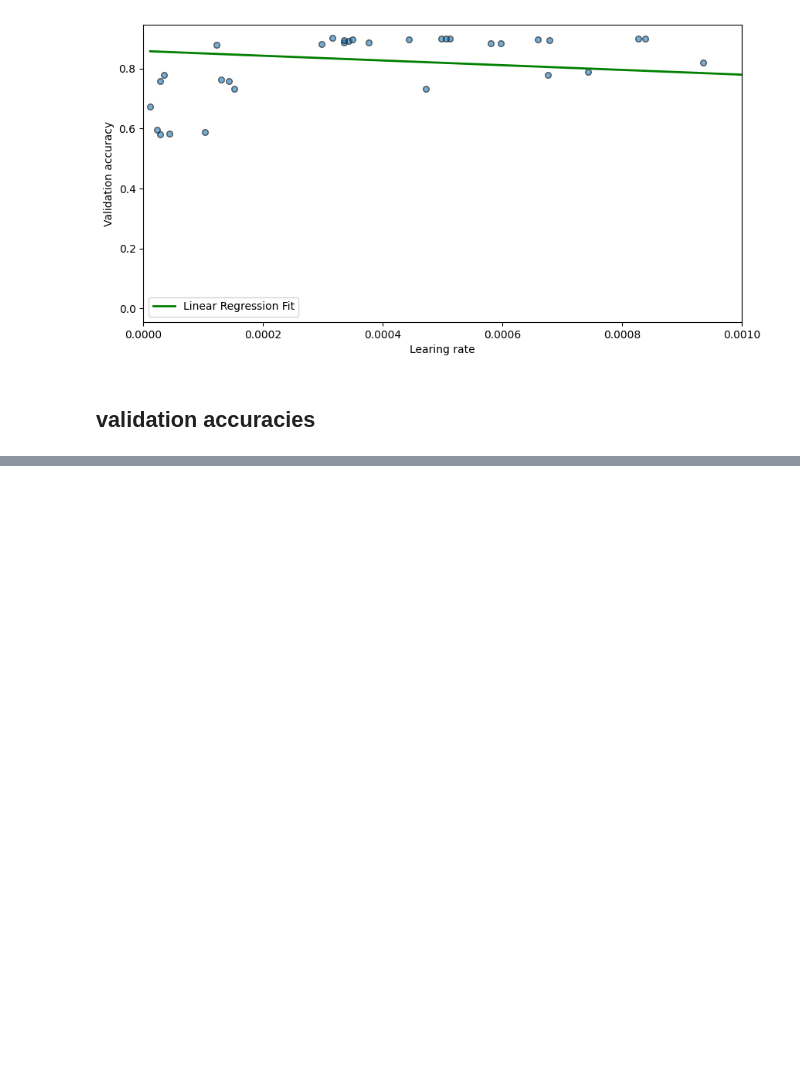
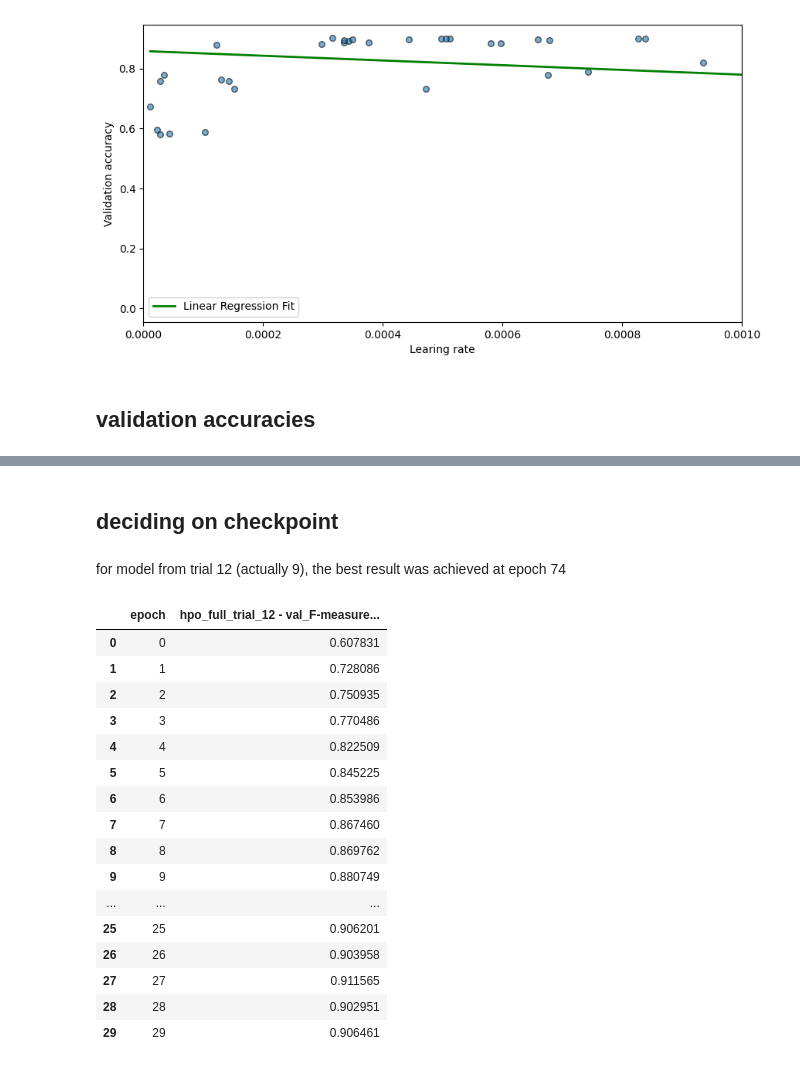
Before and after one commit to PulyaPolya/beat_this, a Jupyter notebook: results_evaluation.ipynb, the cells around one changed output, grey strips where cells are left out. Saved outputs shown, nothing was run; the diff lists cells and outputs as text; code cells hidden in the pictures; blank space fills up the shorter version.

```diff
--- a/results_evaluation.ipynb
+++ b/results_evaluation.ipynb
@@ -1344,3 +1344,32 @@ result
 | trial_44 | 0.928135 | 0.843554 | 0.852499 | 0.893538 | 0.854720 | 0.787112 | 0.730039 | ... |
 | trial_12 | 0.928611 | 0.843638 | 0.850691 | 0.883090 | 0.858150 | 0.791562 | 0.733379 | ... |
 | baseline | 0.926402 | 0.847417 | 0.848809 | 0.889432 | 0.851552 | 0.789848 | 0.728360 | ... |
+# %% [markdown]
+## deciding on checkpoint
+# %% [markdown]
+for model from trial 12 (actually 9), the best result was achieved at epoch 74
+# %%
+import pandas as pd
+import numpy as np
+df = pd.read_csv("wandb_csvs/wandb_best_hpo_full.csv", index_col=False)
+columns_acc = [col for col in df.columns.values if ("val_F" in col) & ("MAX" not in col) & ("MIN" not in col)]
+df = df[  ["epoch"]  + columns_acc  ]
+df.head(30)
+# %% [output]
+|  | epoch | hpo_full_trial_12 - val_F-measure... |
+| 0 | 0 | 0.607831 |
+| 1 | 1 | 0.728086 |
+| 2 | 2 | 0.750935 |
+| 3 | 3 | 0.770486 |
+| 4 | 4 | 0.822509 |
+| 5 | 5 | 0.845225 |
+| 6 | 6 | 0.853986 |
+| 7 | 7 | 0.867460 |
+| 8 | 8 | 0.869762 |
+| 9 | 9 | 0.880749 |
+| ... | ... | ... |
+| 25 | 25 | 0.906201 |
+| 26 | 26 | 0.903958 |
+| 27 | 27 | 0.911565 |
+| 28 | 28 | 0.902951 |
+| 29 | 29 | 0.906461 |
```
Also changed, not shown: parts of 1 cell of this notebook, 1 other file.
